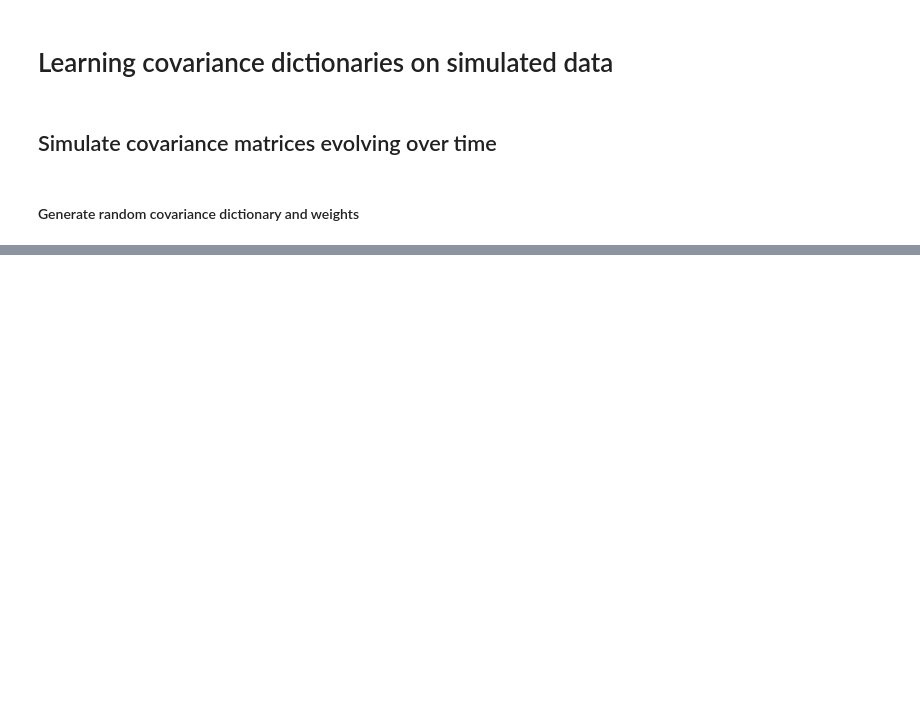
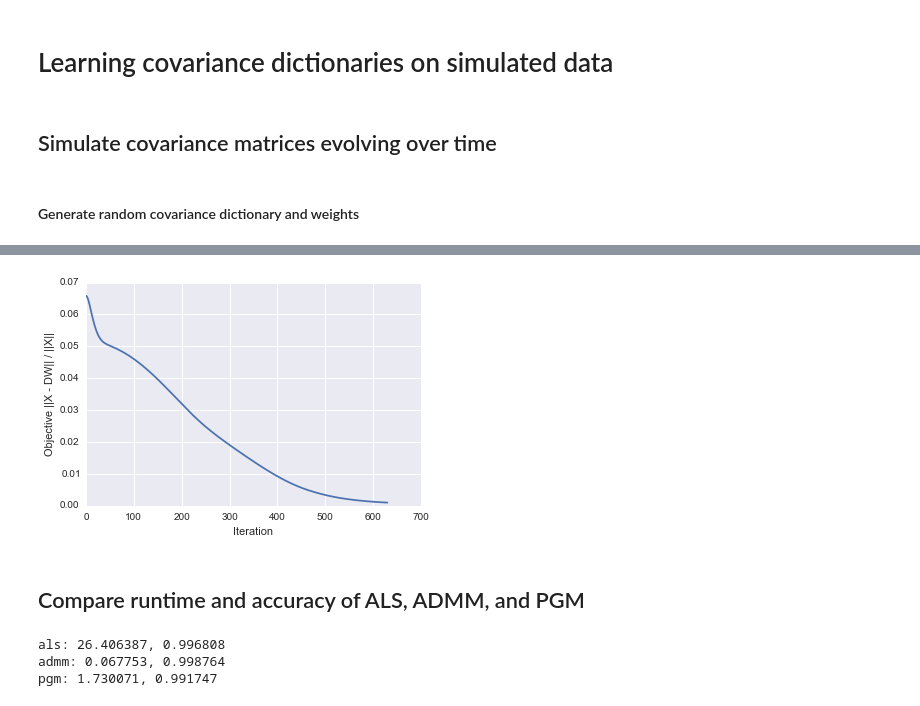
Before and after one commit to clarafy/covariance-dictionary, a Jupyter notebook: demos/simulated.ipynb, the cells around one changed output, grey strips where cells are left out. Saved outputs shown, nothing was run; the diff lists cells and outputs as text; code cells hidden in the pictures; blank space fills up the shorter version.

```diff
--- a/demos/simulated.ipynb
+++ b/demos/simulated.ipynb
@@ -353,0 +70,6 @@ plt.legend(['PGM', 'ADMM']);
+# %%
+reload(covdict)
+admm = covdict.CovarianceDictionary(k=k, method='admm', obj_tol=1e-3, verbose=True, time=True, admm_gamma=0.1)
+t = time.time()
+Wadmm = admm.fit_transform(X_unpacked, is_unpacked=True)
+print str(time.time() - t) + ' seconds'
@@ -353,0 +86,38 @@ plt.legend(['PGM', 'ADMM']);
+# %%
+sns.set_style('darkgrid')
+plt.figure(figsize=(6, 4));
+
+plt.plot(admm.objective);
+plt.xlabel('Iteration');
+plt.ylabel('Objective ||X - DW|| / ||X||');
+# plt.savefig('sim_admm.png');
+# %% [output]
+[figure, added]
+# %% [markdown]
+## Compare runtime and accuracy of ALS, ADMM, and PGM
+# %%
+reload(covdict)
+n_trials = 100 # trials per problem size
+n = 25 # 25, 50, 100
+k = 2 # 2, 4, 8
+N = 50 # 50, 100, 200
+obj_tol = 1e-2 # 5e-2, 1e-2, 1e-3
+methods = ['als', 'admm', 'pgm']
+
+times = empty((len(methods), n_trials))
+sim = empty((len(methods), n_trials))
+
+
+for method_idx in range(len(methods)):
+    for trial_idx in range(n_trials):
+        X_unpacked, D, W = covdict.generate_data(n, k, N)
+        cd = covdict.CovarianceDictionary(k=k, method=methods[method_idx], obj_tol=obj_tol, admm_alpha=0.1, nls_beta=0.5, psdls_beta=0.5)
+        t = time.time()
+        cd.fit_transform(X_unpacked, is_unpacked=True)
+        times[method_idx, trial_idx] = time.time() - t
+        sim[method_idx, trial_idx] = covdict.eval_similarity(D, cd.dictionary)
+    print "%s: %f seconds, accuracy %f" %(methods[method_idx], np.mean(times[method_idx, :]), np.mean(sim[method_idx, :]))
+# %% [output]
+als: 26.406387, 0.996808
+admm: 0.067753, 0.998764
+pgm: 1.730071, 0.991747
```
Also changed, not shown: parts of 48 cells of this notebook, 1 other file.
